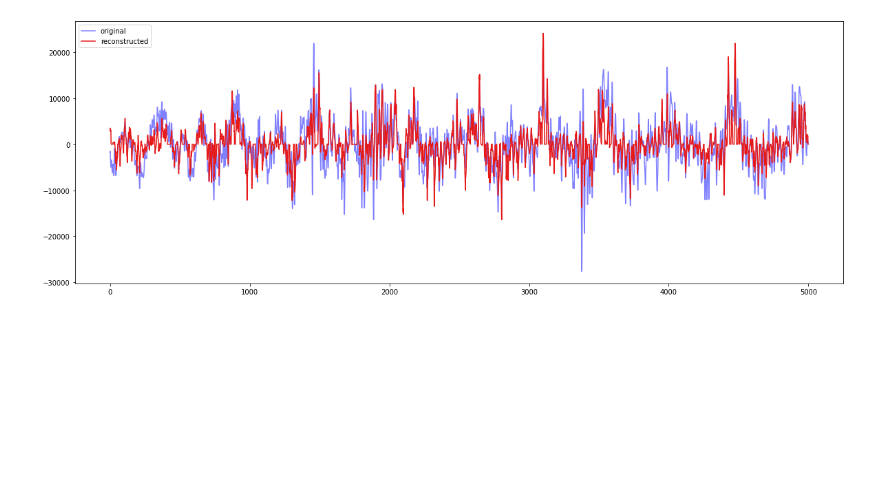
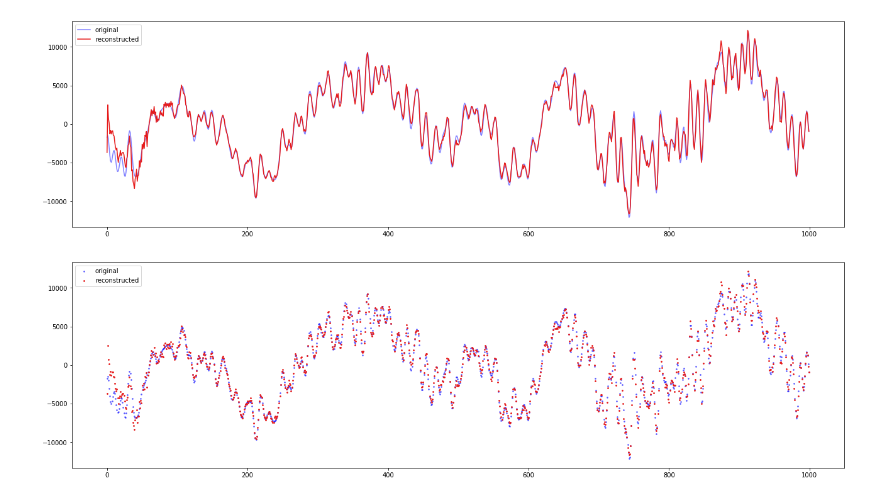
Before and after one commit to Torchun/sound, a Jupyter notebook: notebooks/1_wav_autoencoder.ipynb, the cells around one changed output. Cells and saved outputs as stored; diff of their text form; code cells hidden in the pictures; blank space fills up the shorter version.

Commit message:
First conv layer trained

```diff
--- a/notebooks/1_wav_autoencoder.ipynb
+++ b/notebooks/1_wav_autoencoder.ipynb
@@ -388,7 +596,7 @@ def train_model(model, criterion, optimizer, num_epochs=10):
                 inputs = 0.5 + (inputs/amplitude_range) # [0..1]
                 inputs = inputs.to(device)
                 outputs = model(inputs)
-                loss = criterion(outputs, inputs)
+                loss = (criterion(outputs, inputs))
 
                 if phase == 'train':
                     optimizer.zero_grad()
@@ -421,3 +629,4 @@ optimizer = torch.optim.Adam(model.parameters(), lr=0.0001)
 # %%
-train_model(model, criterion, optimizer, num_epochs=50)
+%%time
+train_model(model, criterion, optimizer, num_epochs=100)
 # %% [output]
@@ -438,4 +643,4 @@ tensor([[[ 4197,  3851,  2726,  ...,  3429,  2767,  3304]],
 # %%
-validation_dataset = data_from_dir("../data/dataset/resampled", resample=False) # load already prepared and resampled files
+validation_dataset = data_from_dir("../data/dataset/test", resample=False) # load already prepared and resampled files
 print("Dataset size: ", len(validation_dataset))
 # %% [output]
@@ -443,7 +648,7 @@ Dataset size:  78581
 # %%
 %%time
 # check one file in dataset to be sure everything is good:
-file_number=7
+file_number=0
 wave = validation_dataset[file_number][0]
 sr = 48000
 
@@ -482,9 +690,18 @@ Audio(result[0][0], rate=sr)
 [interactive output not drawn]
 # %%
-plt.figure(figsize=(20,7))
-plt.plot(wave[0:5000], linestyle="-", color=[0.01, 0.01, 1.0, 0.5], label="original") # plotting by columns
-plt.plot(result[0][0][0:5000], linestyle="-", color=[0.9, 0.1, 0.1, 1.], label="reconstructed") # plotting by columns
+sz=1000
+plt.figure(figsize=(22,6))
+plt.plot(wave[0:sz], linestyle="-", color=[0.01, 0.01, 1.0, 0.5], label="original") # plotting by columns
+plt.plot(result[0][0][0:sz], linestyle="-", color=[0.9, 0.1, 0.1, 1.], label="reconstructed") # plotting by columns
 plt.legend(loc="upper left")
 plt.show()
+
+plt.figure(figsize=(22,6))
+x = np.arange(0, sz)
+plt.scatter(x, wave[0:sz], s=3, color=[0.01, 0.01, 1.0, 0.5], label="original") # plotting by columns
+plt.scatter(x, result[0][0][0:sz], s=3, color=[0.9, 0.1, 0.1, 1.], label="reconstructed") # plotting by columns
+plt.legend(loc="upper left")
+plt.show()
 # %% [output]
-[figure, old version]
+[figure, new version]
+[figure, added]
```
Also changed, not shown: parts of 17 cells of this notebook.
